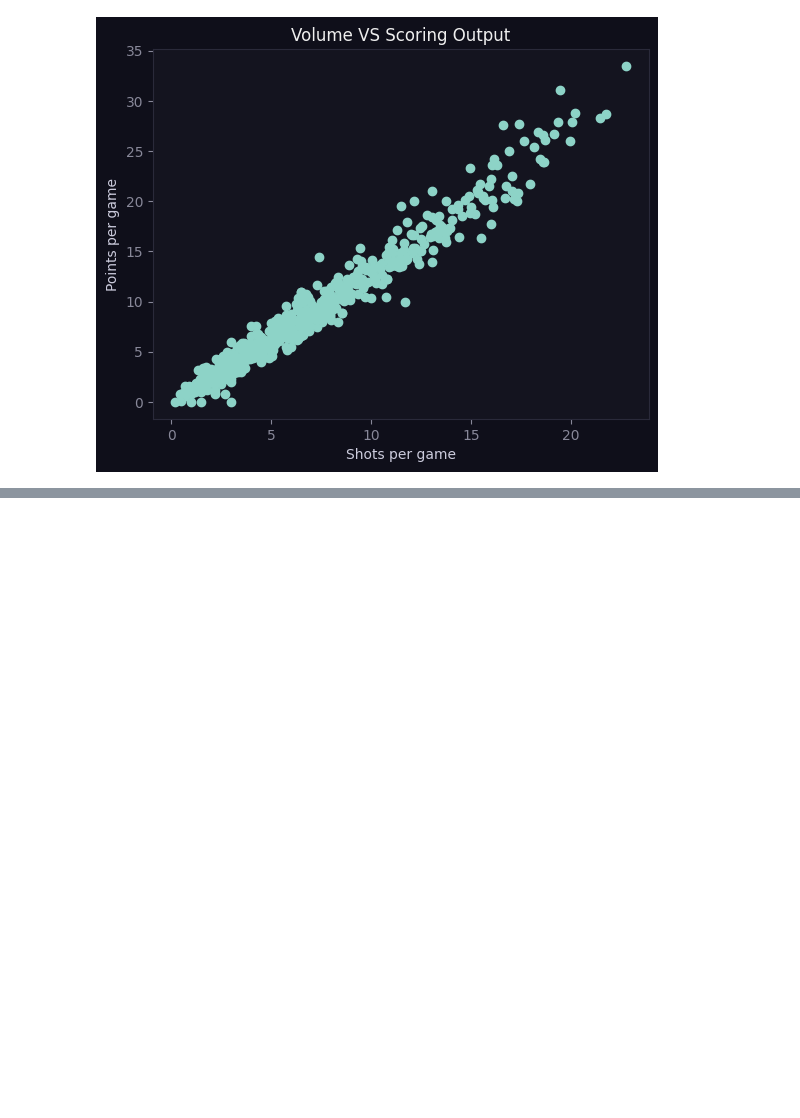
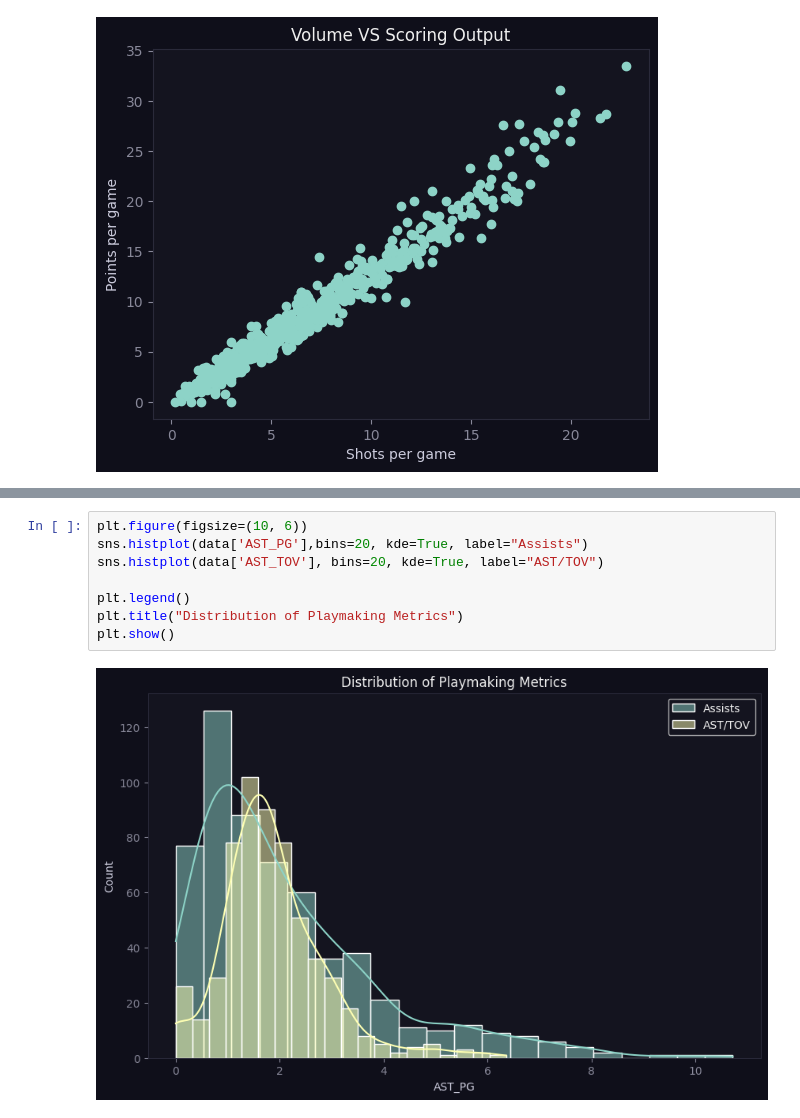
Before and after one commit to whunotexplain/data_nba_players_analyze, a Jupyter notebook: data_nba_players.ipynb, the cells around one changed output, grey strips where cells are left out. Drawn from its saved outputs; the diff is of its cells as text; blank space fills up the shorter version.

```diff
--- a/data_nba_players.ipynb
+++ b/data_nba_players.ipynb
@@ -112,0 +165,10 @@ plt.show()
+# %%
+plt.figure(figsize=(10, 6))
+sns.histplot(data['AST_PG'],bins=20, kde=True, label="Assists")
+sns.histplot(data['AST_TOV'], bins=20, kde=True, label="AST/TOV")
+
+plt.legend()
+plt.title("Distribution of Playmaking Metrics")
+plt.show()
+# %% [output]
+[figure, added]
```
Also changed, not shown: parts of 8 cells of this notebook.
